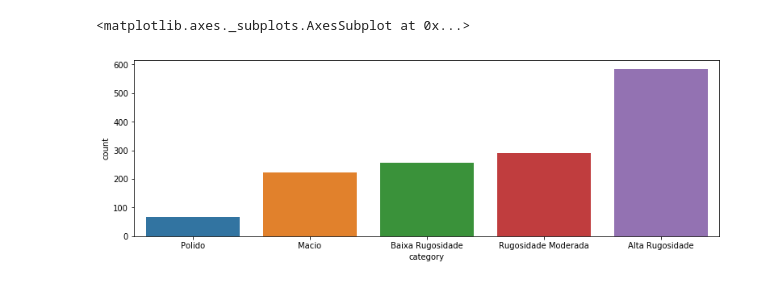
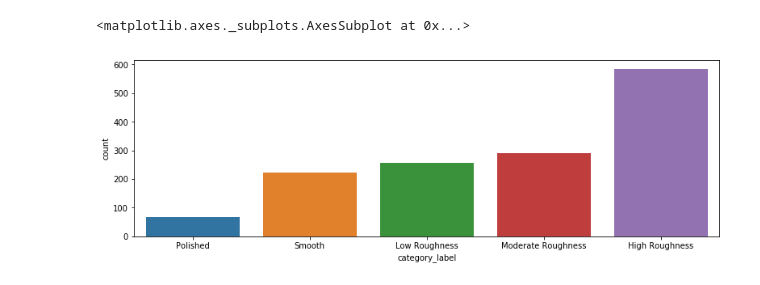
Before and after one commit to davibarreira/gravel_analysis, a Jupyter notebook: DataExploration.ipynb, the cells around one changed output. Saved outputs shown, nothing was run; the diff lists cells and outputs as text; code cells hidden in the pictures.

Commit message:
chore: Updated the DataExploration notebook

```diff
--- a/DataExploration.ipynb
+++ b/DataExploration.ipynb
@@ -25,0 +10,9 @@ texture = texture.drop([1126,1132,1143]) # Remove images that are errors
+# %%
+# Import the texture data
+texture = pd.read_csv('texturedataprepared.csv')
+textureimages = np.load('textureimagequality20.npy')
+
+# Assign categories names to the texture data
+texture['category_label'] = pd.cut(texture.texture,bins=[-0.01,165,275,350,460,20000],labels=['Polished',
+                                             'Smooth', 'Low Roughness', 'Moderate Roughness',
+                                                            'High Roughness'])
@@ -26,6 +29,8 @@ texture = texture.drop([1126,1132,1143]) # Remove images that are errors
 # %%
+# Visualizing the distribution of each category in the dataset
+
 f, ax = plt.subplots(figsize=(13, 4))
-sns.countplot(x='category',data=texture)
+sns.countplot(x='category_label',data=texture)
 # %% [output]
 <matplotlib.axes._subplots.AxesSubplot at 0x...>
-[figure, old version]
+[figure, new version]
```
Also changed, not shown: parts of 11 cells of this notebook, 3 other files.
